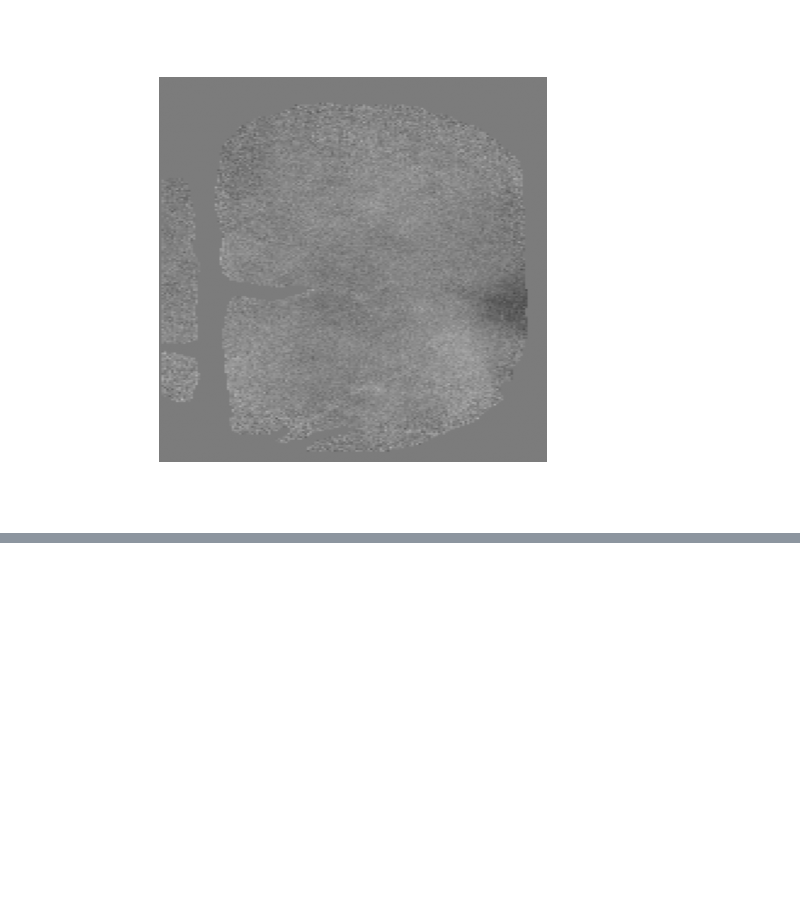
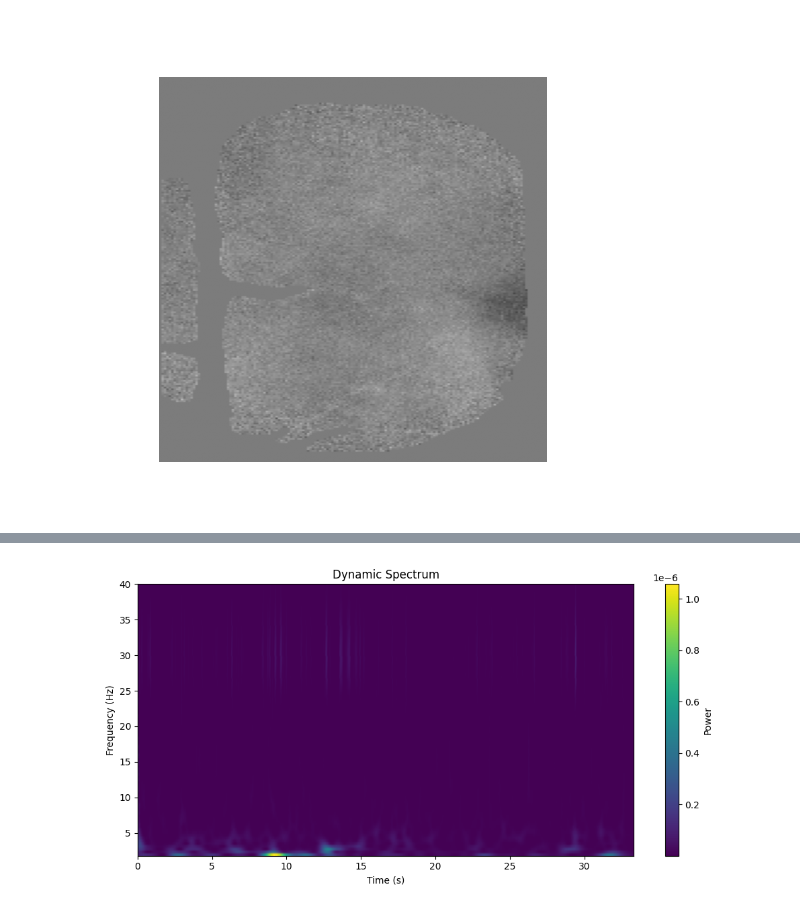
Before and after one commit to katienb/perception_project, a Jupyter notebook: perception_project/denoising.ipynb, the cells around one changed output, grey strips where cells are left out. Drawn from its saved outputs; the diff is of its cells as text; code cells hidden in the pictures; blank space fills up the shorter version.

```diff
--- a/perception_project/denoising.ipynb
+++ b/perception_project/denoising.ipynb
@@ -90,0 +166,18 @@ denoised = denoised_tensor.numpy()
+# %%
+t = np.linspace(0, 2000, endpoint=False)
+
+# Get dynamic spectrum
+power, freqs = dynamic_spectrum(denoised.mean(axis=(1, 2)), fps)
+
+# === Plotting ===
+plt.figure(figsize=(10, 5))
+extent = [0, len(denoised) / fps, freqs[0], freqs[-1]]
+plt.imshow(power, aspect='auto', extent=extent, origin='lower', cmap='viridis')
+plt.colorbar(label='Power')
+plt.xlabel('Time (s)')
+plt.ylabel('Frequency (Hz)')
+plt.title('Dynamic Spectrum')
+plt.tight_layout()
+plt.show()
+# %% [output]
+[figure, added]
```
Also changed, not shown: parts of 8 cells of this notebook, 2 other files.
